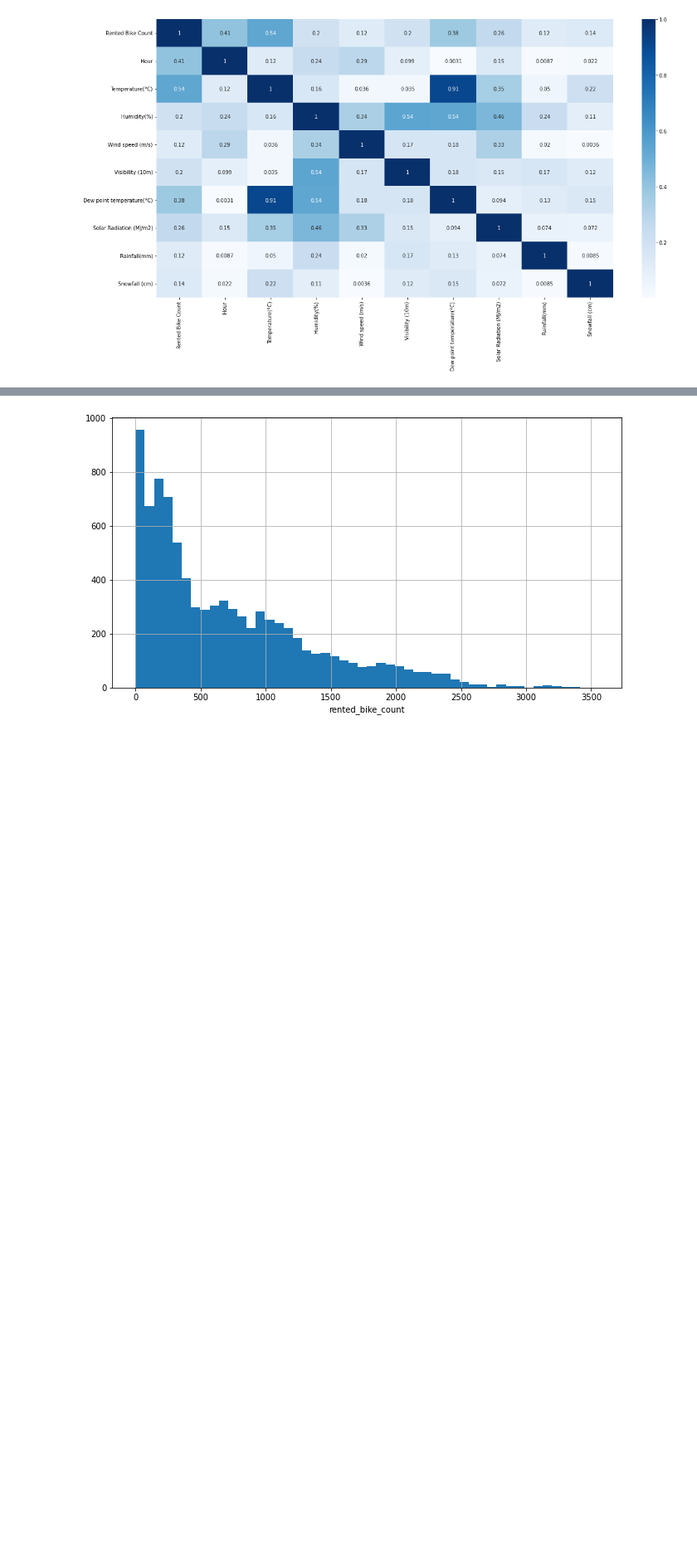
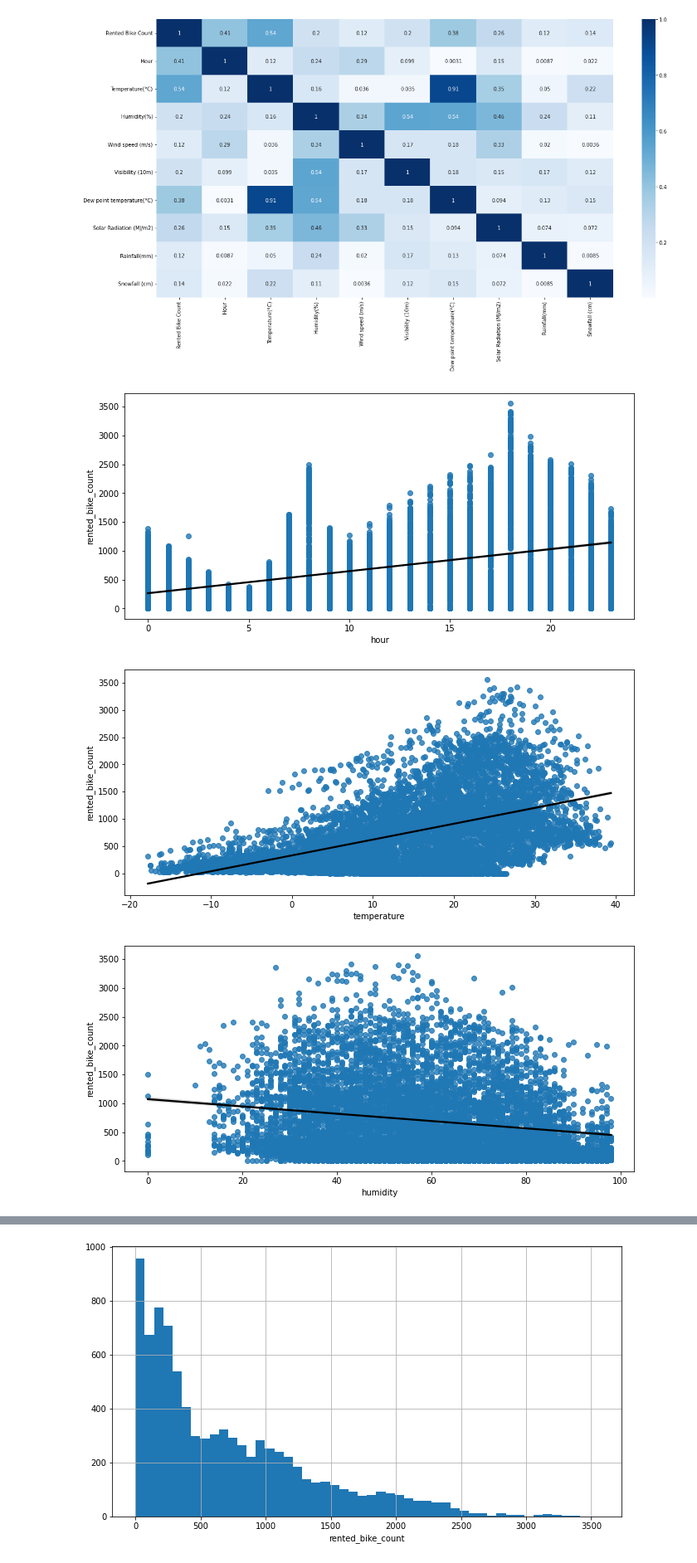
Before and after one commit to Viveksingh3105/EDA-Project-on-Bike-Sharing-Demand-Prediction, a Jupyter notebook: bike_sharing_main.ipynb, the cells around one changed output, grey strips where cells are left out. Shown at 83% size. Drawn from its saved outputs; the diff is of its cells as text; code cells hidden in the pictures; blank space fills up the shorter version.

```diff
--- a/bike_sharing_main.ipynb
+++ b/bike_sharing_main.ipynb
@@ -202,3 +202,16 @@ sns.heatmap(df.corr().abs(),annot=True,cmap='Blues')
 plt.show()
 # %% [output]
 [figure]
+# %%
+# DEFINING FUNTION TO PLOT CORELATION GRAPH OF EACH NUMERIC COLUMNS TOWARDS RENTED BIKE COUNT(TRAGET VARIABLE)
+def correlation(abc):
+  plt.figure(figsize = (11,5))
+  sns.regplot(x=abc, y=df['rented_bike_count'],line_kws={"color": "black"})
+  plt.show()
+# %%
+for i in df.describe().columns[1:]:
+  correlation(df[i])
+# %% [output]
+[figure, added]
+[figure, added]
+[figure, added]
```
Also changed, not shown: parts of 2 cells of this notebook.
